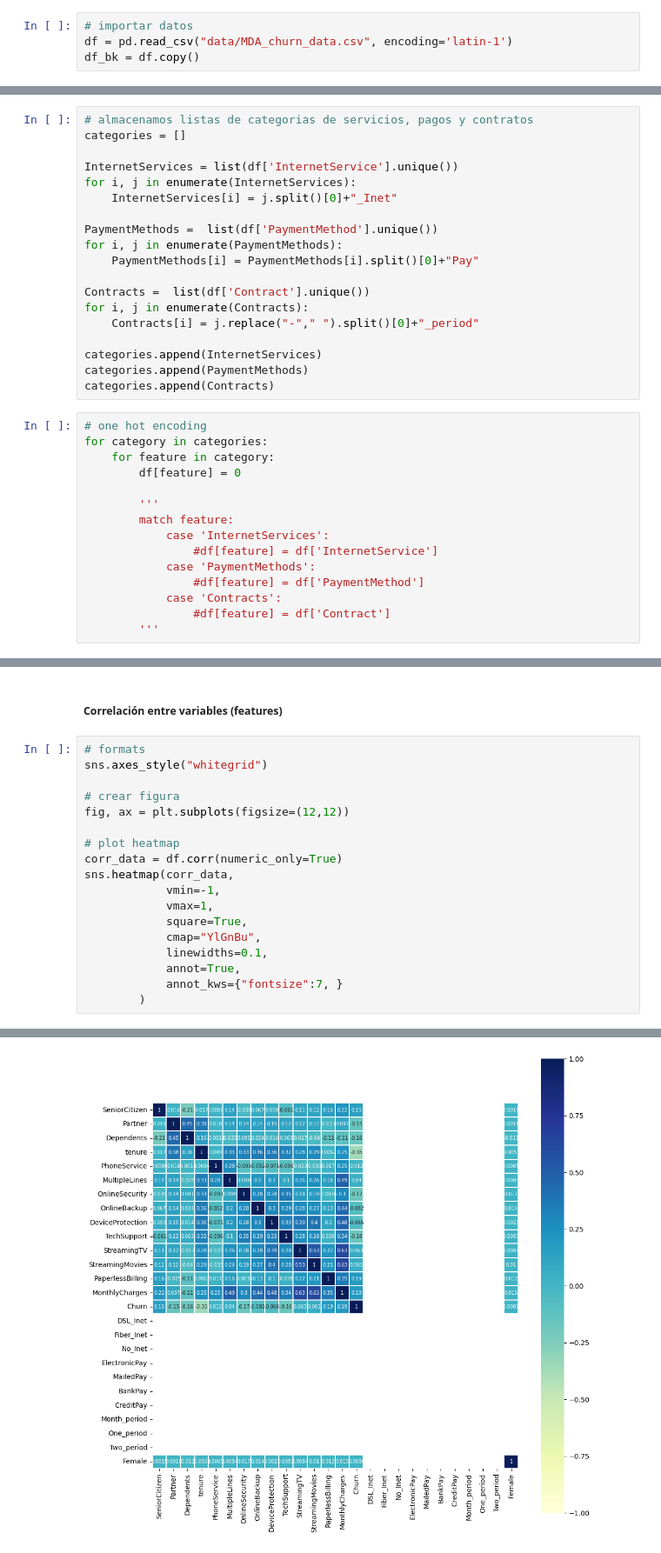
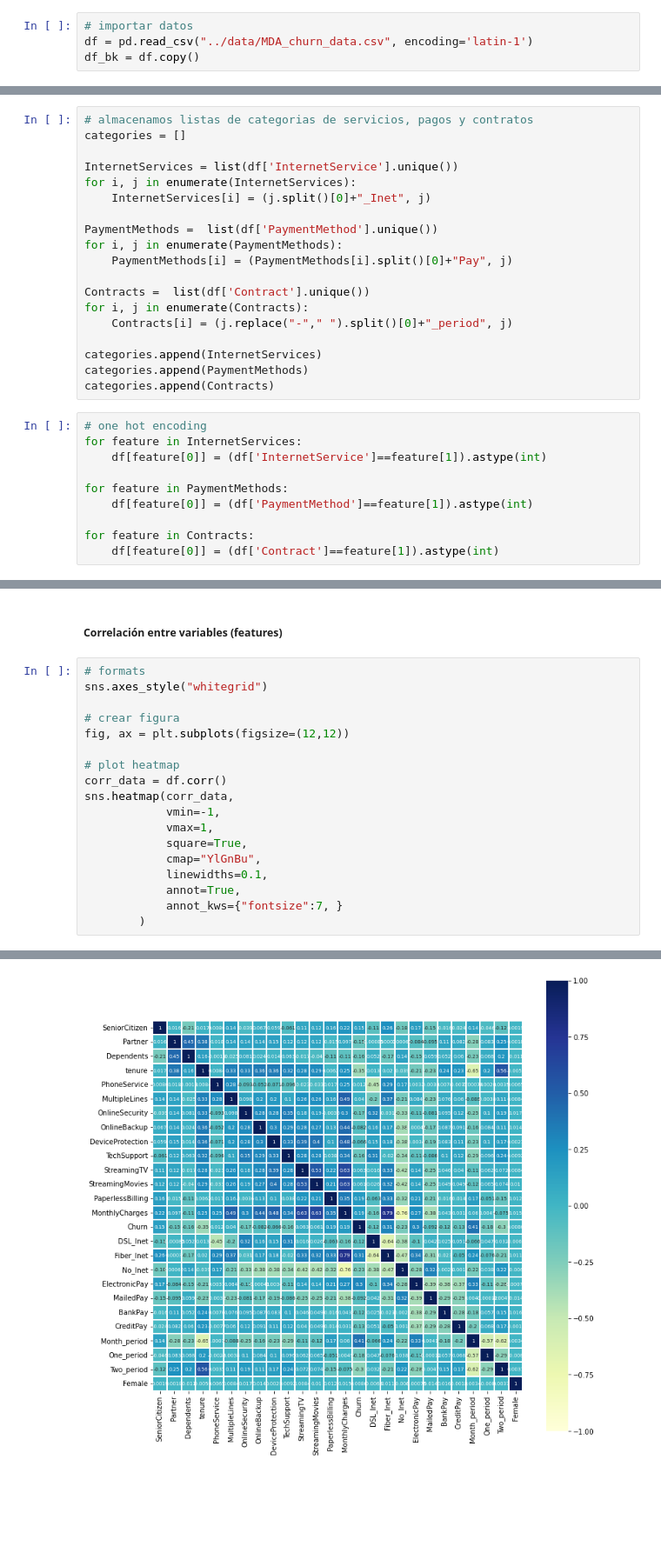
Before and after one commit to geomaedhros/ML-dtree-testing, a Jupyter notebook: code/230707_VGS_S11L1.ipynb, the cells around one changed output, grey strips where cells are left out. Shown at 87% size. Saved outputs shown, nothing was run; the diff lists cells and outputs as text; blank space fills up the shorter version.

Commit message:
one hot encoding

```diff
--- a/code/230707_VGS_S11L1.ipynb
+++ b/code/230707_VGS_S11L1.ipynb
@@ -19,6 +19,6 @@ os.chdir('P:\\repos\\03_edix\\S11_L1_entrega')
 # %%
 # importar datos
-df = pd.read_csv("data/MDA_churn_data.csv", encoding='latin-1')
+df = pd.read_csv("../data/MDA_churn_data.csv", encoding='latin-1')
 df_bk = df.copy()
 # %% [markdown]
 ### EDA
@@ -114,34 +114,29 @@ categories = []
 
 InternetServices = list(df['InternetService'].unique())
 for i, j in enumerate(InternetServices):
-    InternetServices[i] = j.split()[0]+"_Inet"
+    InternetServices[i] = (j.split()[0]+"_Inet", j)
 
 PaymentMethods =  list(df['PaymentMethod'].unique())
 for i, j in enumerate(PaymentMethods):
-    PaymentMethods[i] = PaymentMethods[i].split()[0]+"Pay"
+    PaymentMethods[i] = (PaymentMethods[i].split()[0]+"Pay", j)
 
 Contracts =  list(df['Contract'].unique())
 for i, j in enumerate(Contracts):
-    Contracts[i] = j.replace("-"," ").split()[0]+"_period"
+    Contracts[i] = (j.replace("-"," ").split()[0]+"_period", j)
 
 categories.append(InternetServices)
 categories.append(PaymentMethods)
 categories.append(Contracts)
 # %%
 # one hot encoding
-for category in categories:
-    for feature in category:
-        df[feature] = 0
+for feature in InternetServices:
+    df[feature[0]] = (df['InternetService']==feature[1]).astype(int)
 
-        '''
-        match feature:
-            case 'InternetServices':
-                #df[feature] = df['InternetService']
-            case 'PaymentMethods':
-                #df[feature] = df['PaymentMethod']
-            case 'Contracts':
-                #df[feature] = df['Contract']
-        '''
+for feature in PaymentMethods:
+    df[feature[0]] = (df['PaymentMethod']==feature[1]).astype(int)
+
+for feature in Contracts:
+    df[feature[0]] = (df['Contract']==feature[1]).astype(int)
 # %%
 # descartar posibles valores no binarios en gender
 df[(df['gender'] != 'Male') & (df['gender'] != 'Female')]
@@ -181,7 +176,7 @@ sns.axes_style("whitegrid")
 fig, ax = plt.subplots(figsize=(12,12))
 
 # plot heatmap
-corr_data = df.corr(numeric_only=True)
+corr_data = df.corr()
 sns.heatmap(corr_data,
             vmin=-1,
             vmax=1,
@@ -196 +191 @@ sns.heatmap(corr_data,
-[figure, old version]
+[figure, new version]
```
Also changed, not shown: parts of 4 cells of this notebook.
